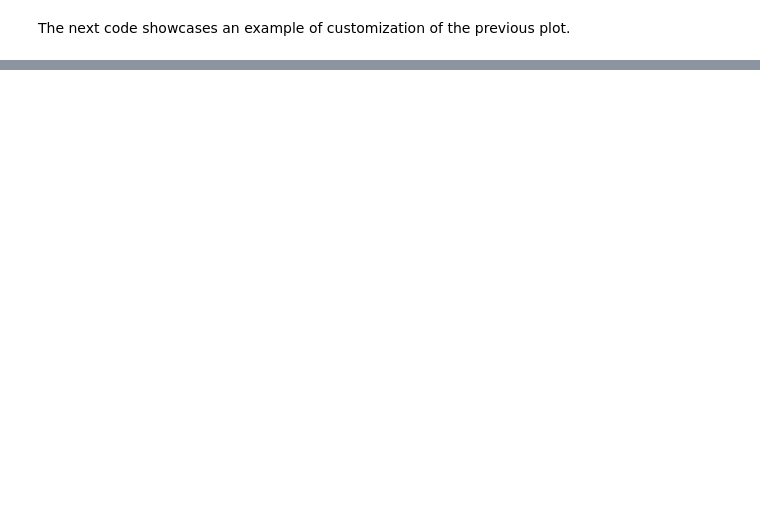
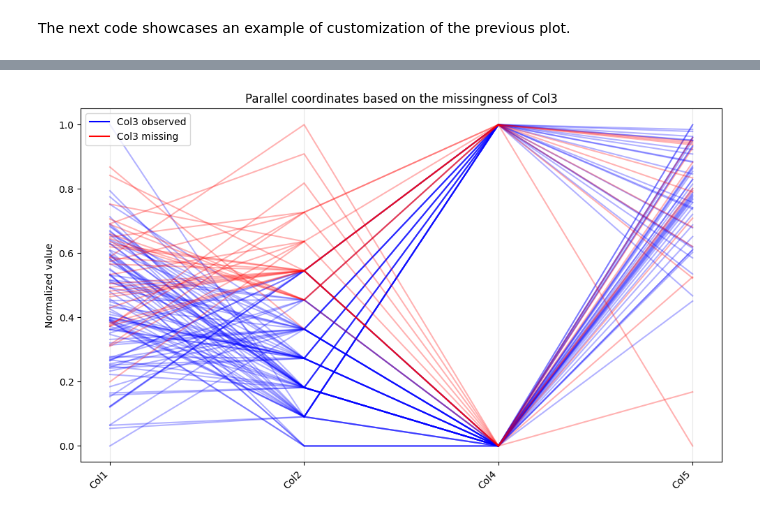
Before and after one commit to Ti-n-a/mechanism_viewer, a Jupyter notebook: examples/use_viewer_comparison.ipynb, the cells around one changed output, grey strips where cells are left out. Cells and saved outputs as stored; diff of their text form; code cells hidden in the pictures; blank space fills up the shorter version.

Commit message:
added new tools for visualization: plot_total_missingness, missingness_dendrogram, parallel_comparison

```diff
--- a/examples/use_viewer_comparison.ipynb
+++ b/examples/use_viewer_comparison.ipynb
@@ -31,0 +34,6 @@ display(data.head(10))
+# %%
+data2 = generate_dataset_with_missingness(120, [ColType.CONTINUOUS, ColType.DISCRETE, ColType.DISC_CATEGORICAL,
+        										ColType.BINARY, ColType.CONTINUOUS], 2, ["MAR", "MCAR", "MNAR"],
+										[0.2, 0.2, 0.2])
+
+display(data2.head(10))
@@ -74,0 +103,6 @@ fig_boxplot
+# %%
+from mechanism_viewer import parallel_comparison
+
+fig_parallel, ax_parallel = parallel_comparison(data2, missing_col="Col3", display_plot=True)
+# %% [output]
+[figure, added]
```
Also changed, not shown: parts of 11 cells of this notebook, 14 other files.
